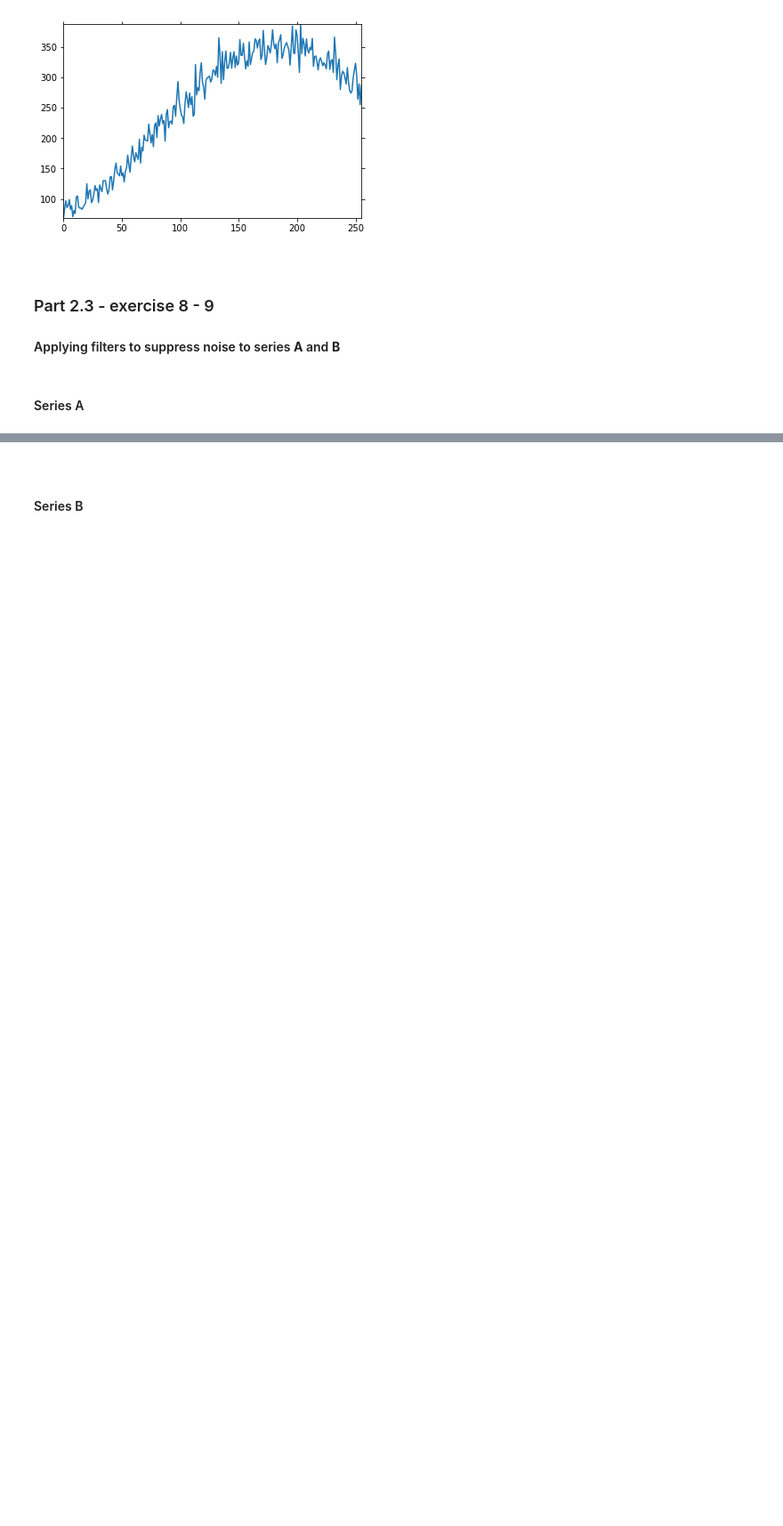
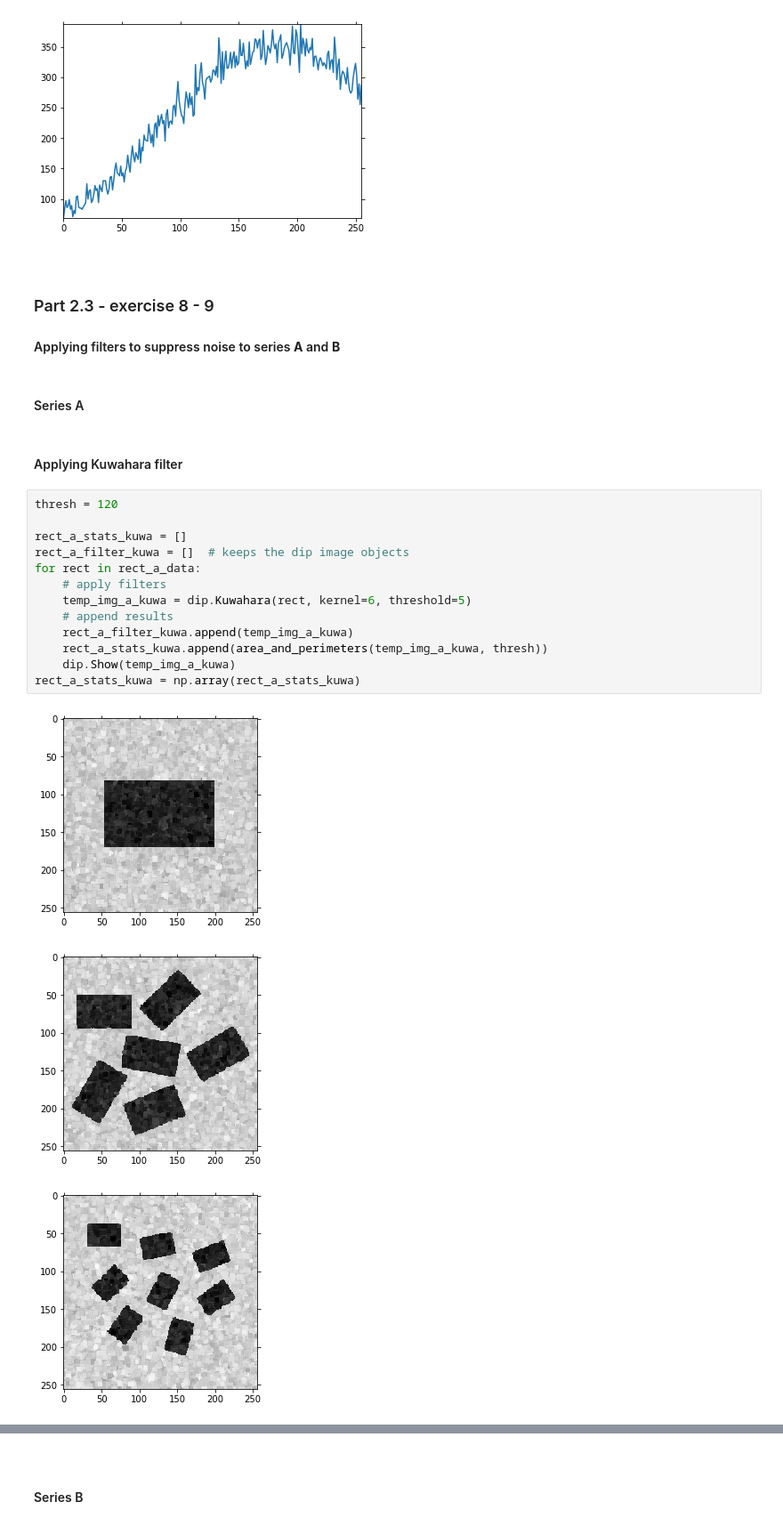
Before and after one commit to eleonoraieronimaki/image_analysis_assignment_2, a Jupyter notebook: assignment2.ipynb, the cells around one changed output, grey strips where cells are left out. Shown at 89% size. Saved outputs shown, nothing was run; the diff lists cells and outputs as text; blank space fills up the shorter version.

Commit message:
updated kuwahara

```diff
--- a/assignment2.ipynb
+++ b/assignment2.ipynb
@@ -201,3 +201,22 @@ Histogram for noised image 4
 <h4>Applying filters to suppress noise to series <b>A</b> and <b>B</b>  </h4>
 # %% [markdown]
 <h4>Series A</h4>
+# %% [markdown]
+<h4>Applying Kuwahara filter</h4>
+# %%
+thresh = 120
+
+rect_a_stats_kuwa = []
+rect_a_filter_kuwa = []  # keeps the dip image objects
+for rect in rect_a_data:
+    # apply filters
+    temp_img_a_kuwa = dip.Kuwahara(rect, kernel=6, threshold=5)
+    # append results
+    rect_a_filter_kuwa.append(temp_img_a_kuwa)
+    rect_a_stats_kuwa.append(area_and_perimeters(temp_img_a_kuwa, thresh))
+    dip.Show(temp_img_a_kuwa)
+rect_a_stats_kuwa = np.array(rect_a_stats_kuwa)
+# %% [output]
+[figure, added]
+[figure, added]
+[figure, added]
```
Also changed, not shown: parts of 10 cells of this notebook.
